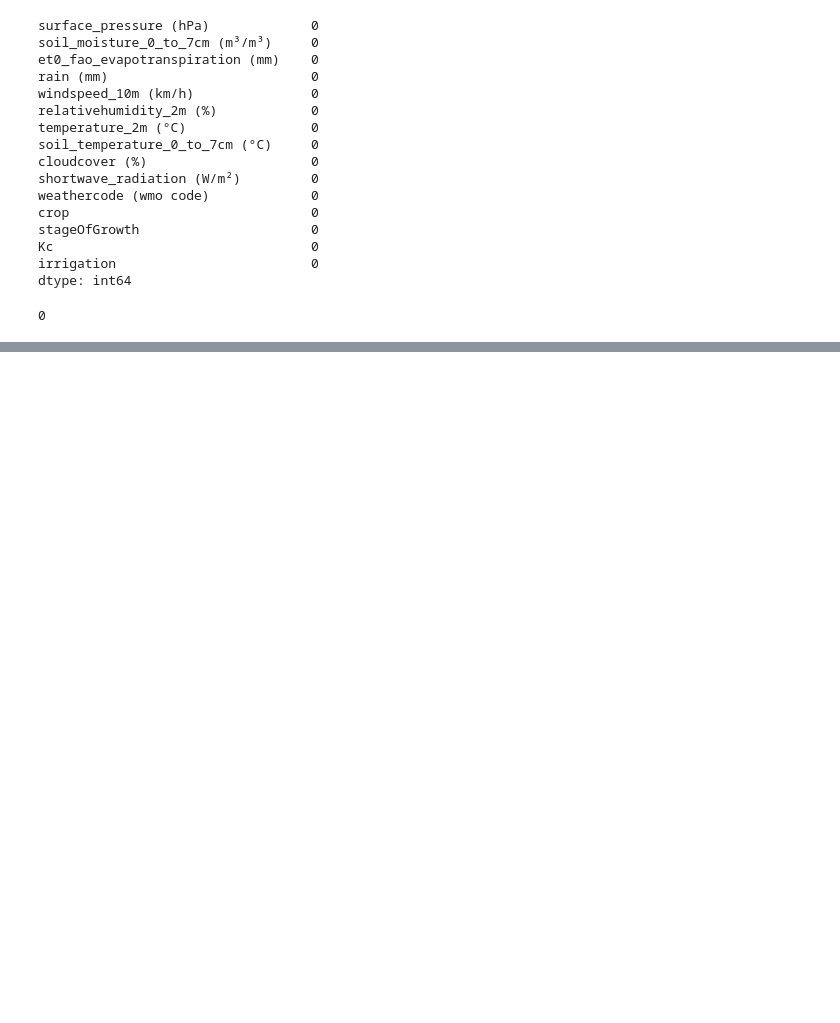
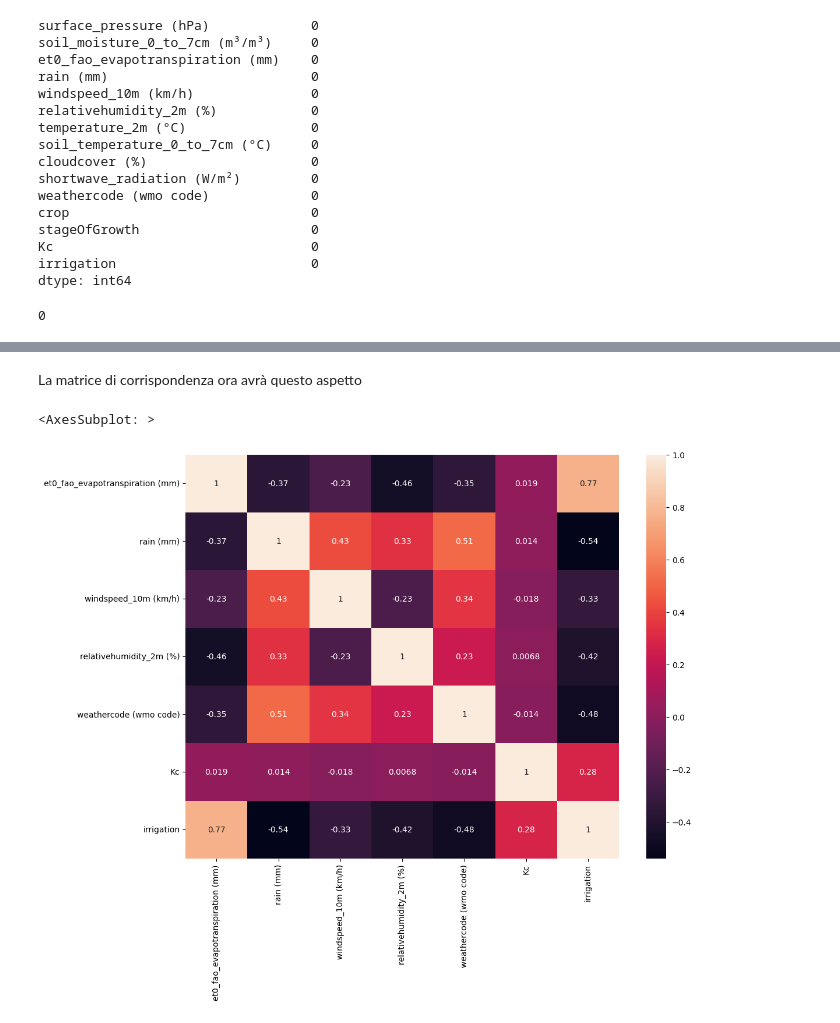
Before and after one commit to benedettoscala/EnIA-FIA, a Jupyter notebook: Pipeline/EnIANotebook.ipynb, the cells around one changed output, grey strips where cells are left out. Cells and saved outputs as stored; diff of their text form; code cells hidden in the pictures; blank space fills up the shorter version.

```diff
--- a/Pipeline/EnIANotebook.ipynb
+++ b/Pipeline/EnIANotebook.ipynb
@@ -104,0 +156,22 @@ irrigazione.duplicated().sum()
+# %%
+#temperature_2m (°C) ha una correlazione di 0.99 con soil_temperature (°C) quindi conviene eliminarla, visto che
+#soil_temperature (°C) ha una correlazione più alta con la variabile da predire
+irrigazione = irrigazione.drop("temperature_2m (°C)", axis = 1)
+#stesso discorso per soil_moisture e evapotranspiration
+irrigazione = irrigazione.drop("soil_moisture_0_to_7cm (m³/m³)", axis = 1)
+#stesso discorso per temperature_2m (°C) e evapotranspiration
+irrigazione = irrigazione.drop("soil_temperature_0_to_7cm (°C)", axis = 1)
+#stesso discordo per shortwave_radiation (W/m²) e evapotranspiration
+irrigazione = irrigazione.drop("shortwave_radiation (W/m²)", axis = 1)
+#stesso discordo per cloud_cover (%) e evapotranspiration
+irrigazione = irrigazione.drop("cloudcover (%)", axis = 1)
+# %% [markdown]
+La matrice di corrispondenza ora avrà questo aspetto
+# %%
+corrmatrix = irrigazione.corr()
+#aumentare la dimensione della figura
+f, ax = plt.subplots(figsize=(12, 9))
+sns.heatmap(corrmatrix, annot=True)
+# %% [output]
+<AxesSubplot: >
+[figure, added]
```
Also changed, not shown: parts of 12 cells of this notebook.
